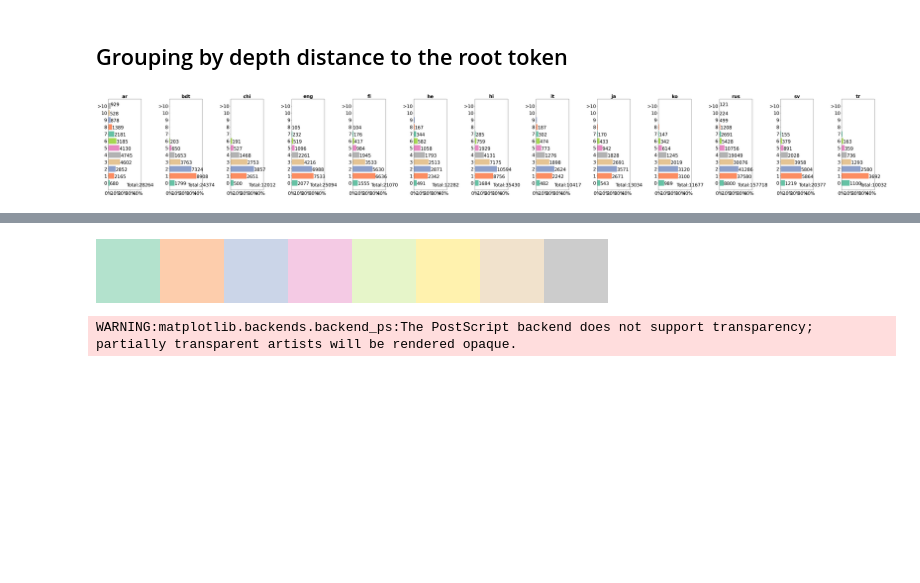
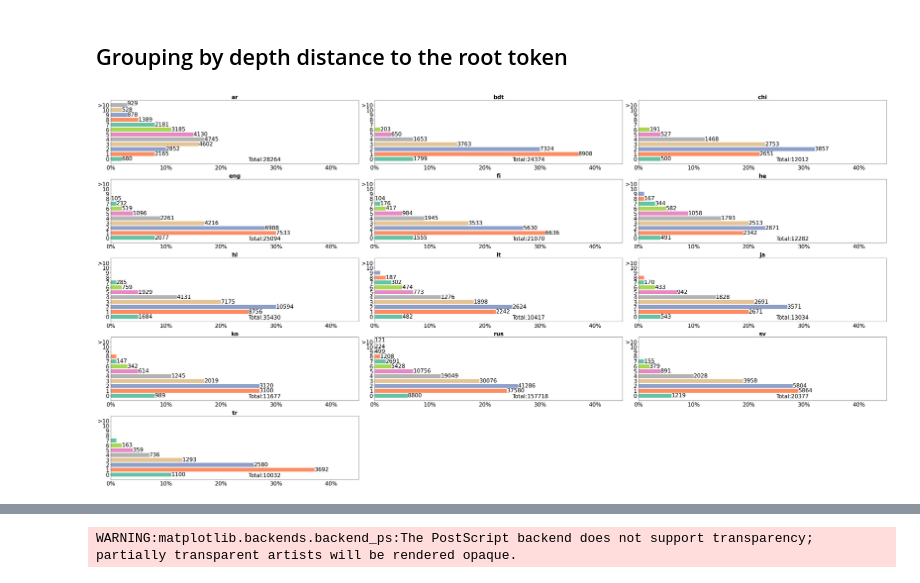
Before and after one commit to Derinhelm/treebank_statistics, a Jupyter notebook: treebank_stat.ipynb, the cells around one changed output, grey strips where cells are left out. Drawn from its saved outputs; the diff is of its cells as text; code cells hidden in the pictures; blank space fills up the shorter version.

```diff
--- a/treebank_stat.ipynb
+++ b/treebank_stat.ipynb
@@ -348,7 +344,7 @@ for i, c in enumerate(sentence_length_categories):
 
     plt.bar_label(p, label_type='center',
                   labels = [f"{c_length[i]:.0f} ({v*100:.0f}%)" if v >= border else ""
-                              for i, v in enumerate(c_rate_array)], fontsize=20, weight='bold')
+                              for i, v in enumerate(c_rate_array)], fontsize=18, weight='bold')
 #plt.yaxis.set_visible(False)
 plt.yticks([])
 plt.xlim(-0.5, len(length_languages) + 0.5)
@@ -641,14 +566,14 @@ rel_colors["OTHER"] = "peachpuff"
 # %% [output]
 relation amount with rate >= 0.1%:8
 # %%
-x_count = 1
-y_count = 13
-f, ax = plt.subplots(x_count, y_count, figsize=(40, 10))
+x_count = 3
+y_count = 5
+f, ax = plt.subplots(x_count, y_count, figsize=(20, 15))
 
-plt.subplots_adjust(wspace=0.4, hspace=0.3)
+plt.subplots_adjust(wspace=0.1, hspace=0.1)
 rel_counters = {}
-#ax[-1, -1].axis('off')
-#ax[-1, -2].axis('off')
+ax[-1, -1].axis('off')
+ax[-1, -2].axis('off')
 for i, lang in enumerate(languages):
     cur_ax = get_ax(ax, i, x_count, y_count)
     rel_counter = Counter(node_df_dict[lang]['relation'])
@@ -766,10 +683,11 @@ plt.show()
 # %%
 from collections import Counter
 # %%
-x_count = 1
-y_count = 13
-f, ax = plt.subplots(x_count, y_count, figsize=(40, 4))
-#ax[-1, -1].axis('off')
+x_count = 5
+y_count = 3
+f, ax = plt.subplots(x_count, y_count, figsize=(50, 25))
+ax[-1, -1].axis('off')
+ax[-1, -2].axis('off')
 x_values = list(range(0, 45, 10))
 plt.setp(ax, xticks=x_values, xticklabels=[f"{x}%" for x in x_values])
 
@@ -785,7 +703,7 @@ for i, lang in enumerate(languages):
     x = list(range(-border, 0)) + list(range(1, border + 1))
     total_lang = lang_dep_length.total()
     dep_lang = [round(lang_dep_length[i] / total_lang * 100, 0) for i in x]
-    dep_lengths[lang] = [(lang_dep_length[i], f"{dep_lang[i]:.0f}%") for i in x]
+    dep_lengths[lang] = [(lang_dep_length[i], f"{round(lang_dep_length[i] / total_lang * 100, 0):.0f}%") for i in x]
     dep_length_counter[lang] = lang_dep_length
     abs_less = sum(v for (k, v) in lang_dep_length.items() if k < -border)
     less = round(abs_less / total_lang * 100, 0)
@@ -844,14 +762,15 @@ def get_more(counter, border):
 def get_less(counter, border):
   return sum(v for (k, v) in counter.items() if k < border)
 # %%
-x_count = 1
-y_count = 13
+x_count = 5
+y_count = 3
 border = 2
 plt.rcParams['xtick.labelsize'] = 0
 plt.rcParams['ytick.labelsize'] = 0
 colors = colormaps["Set3"].colors
-f, ax = plt.subplots(x_count, y_count, figsize=(40, 5))
-#ax[-1, -1].axis('off')
+f, ax = plt.subplots(x_count, y_count, figsize=(50, 25))
+ax[-1, -1].axis('off')
+ax[-1, -2].axis('off')
 x_values = list(range(-40, 45, 10))
 plt.setp(ax, xticks=x_values, xticklabels=[f"{x}%" for x in x_values])
 plt.subplots_adjust(wspace=0.2, hspace=0.5)
@@ -865,7 +784,6 @@ for lang_i, lang in enumerate(languages):
         val2 = round(-dep_length_counter[lang][-i] / total_lang * 100, 0)
         cur_ax.barh(-i, val2, left=0, color=colors[2 * (i - 1) + 1], label=f"{-i}")
         cur_ax.text(-10, -i, f"{abs(val2):.0f}%", size=40)
-        print(lang, i, abs(val1) + abs(val2))
     more = get_more(dep_length_counter[lang], border)
     rate_more = round(more / total_lang * 100, 0)
     cur_ax.barh(-border - 1, rate_more, left=0, color=colors[2 * border], label=f">{border}")
@@ -956,10 +854,11 @@ from collections import Counter
 # %%
 root_depths = {}
 root_depth_counters = {}
-x_count = 1
-y_count = 13
-f, ax = plt.subplots(x_count, y_count, figsize=(60, 8))
-#ax[-1, -1].axis('off')
+x_count = 5
+y_count = 3
+f, ax = plt.subplots(x_count, y_count, figsize=(50, 25))
+ax[-1, -1].axis('off')
+ax[-1, -2].axis('off')
 x_values = list(range(0, 45, 10))
 plt.setp(ax, xticks=x_values, xticklabels=[f"{x}%" for x in x_values])
 border = 10
@@ -972,34 +871,34 @@ for i, lang in enumerate(languages):
     lang_root_depths = Counter(node_df_dict[lang]['root_depth'].astype('int64'))
     root_depth_counters[lang] = lang_root_depths
     x = list(range(0, border + 1))
     total_lang = lang_root_depths.total()
     depth_lang = [round(lang_root_depths[i] / total_lang * 100, 0) for i in x]
     root_depths[lang] = [(lang_root_depths[i], f"{depth_lang[i]:.0f}%") for i in x]
     abs_great = sum(v for (k, v) in lang_root_depths.items() if k > border)
     great = round(abs_great / total_lang * 100, 0)
     root_depths[lang].append((abs_great, f"{great:.0f}%"))
     more_depth = depth_lang + [great]
     labels = x + [f">{border}"]
     cur_ax.barh(x + [border + 1], more_depth, tick_label= labels, color=colors)
     for index, value in enumerate(more_depth):
         if index != len(more_depth) - 1:
           if lang_root_depths[index] > 100:
             cur_ax.text(value, index - 0.3, f"{lang_root_depths[index]:.0f}", fontsize=25)
         else:
           if abs_great > 100:
             cur_ax.text(value, index, f"{abs_great:.0f}", fontsize=25)
 
     cur_ax.text(25, -0.5, f"Total:{total_lang}", fontsize=25)
 
     cur_ax.set_xlim([0, 45])
     cur_ax.set_title(lang, size=25, weight="bold")
     cur_ax.tick_params(axis='both', which='major', labelsize=25)
 
 plt.savefig('imgs/depth_root.eps', format='eps', dpi=300, bbox_inches='tight')
 
 plt.show()
 # %% [output]
-[figure, old version]
+[figure, new version]
 # %%
 pd.DataFrame(root_depths, index=labels)
 # %% [output]
@@ -1016,10 +915,6 @@ pd.DataFrame(root_depths, index=labels)
 | 9 | (878, 3%) | (4, 0%) | (2, 0%) | (38, 0%) | (51, 0%) | (75, 1%) | (19, 0%) | (84, 1%) | (55, 0%) | (24, 0%) | (499, 0%) | ... |
 | 10 | (528, 2%) | (0, 0%) | (0, 0%) | (18, 0%) | (23, 0%) | (32, 0%) | (5, 0%) | (27, 0%) | (28, 0%) | (7, 0%) | (224, 0%) | ... |
 | >10 | (929, 3%) | (0, 0%) | (0, 0%) | (11, 0%) | (16, 0%) | (14, 0%) | (7, 0%) | (48, 0%) | (11, 0%) | (10, 0%) | (121, 0%) | ... |
-# %%
-colormaps["Pastel2"]
-# %% [output]
-[figure, removed]
 # %%
 plt.rcParams['xtick.labelsize'] = 0
 plt.rcParams['ytick.labelsize'] = 40
```
Also changed, not shown: parts of 20 cells of this notebook.
